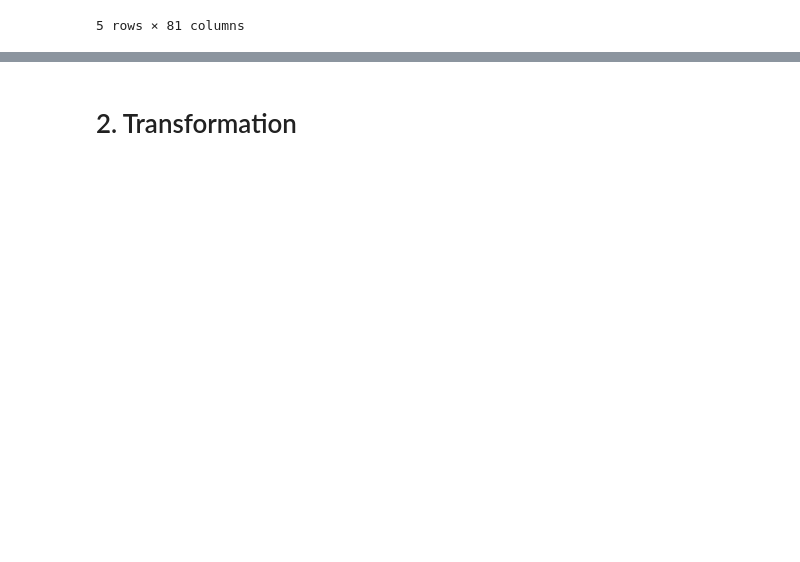
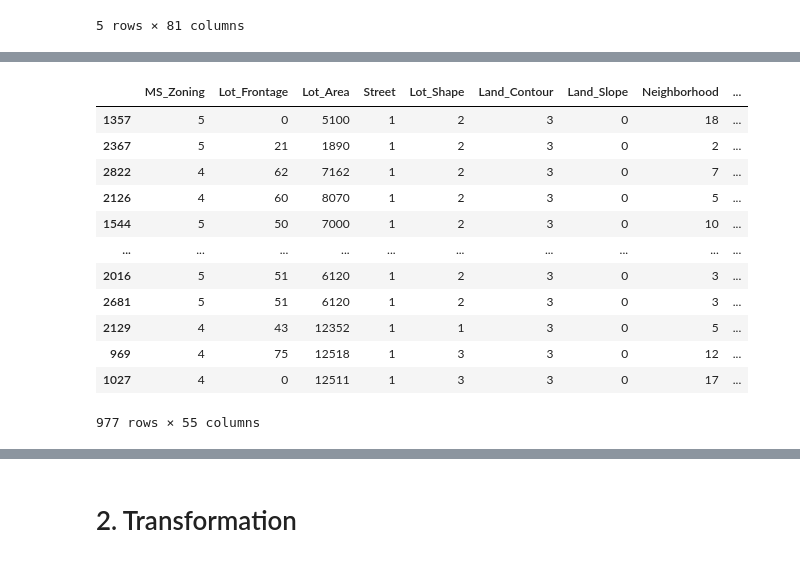
Before and after one commit to lukas-stamm/AAML, a Jupyter notebook: AmesHousingForecast/price_forecasting.ipynb, the cells around one changed output, grey strips where cells are left out. Drawn from its saved outputs; the diff is of its cells as text; code cells hidden in the pictures; blank space fills up the shorter version.

```diff
--- a/AmesHousingForecast/price_forecasting.ipynb
+++ b/AmesHousingForecast/price_forecasting.ipynb
@@ -104,3 +131,0 @@ Chi-Square Test for Sale_Condition and Sale_Price:
-# %%
-# correlation  for sale_price
-corr = df[numerical_columns].corr()['Sale_Price'].sort_values(ascending=False)
@@ -136,8 +132,20 @@ insignificant_columns
-# %%
-for col in insignificant_columns:
-    if col in numerical_columns:
-        numerical_columns = numerical_columns.drop(col)
-    if col in categorical_columns:
-        categorical_columns = categorical_columns.drop(col)
-
-df = df.drop(insignificant_columns, axis=1)
+# %%
+from scipy.stats import pearsonr
+
+# Calculate the Pearson correlation and p-values for each numeric column
+correlation_pvalues = {}
+for col in numerical_columns:
+    corr, p_value = pearsonr(features_train[col], target_train)
+    correlation_pvalues[col] = (corr, p_value)
+
+# Display the correlation values and p-values
+for col, (corr, p_value) in correlation_pvalues.items():
+    print(f"{col}: correlation = {corr}, p-value = {p_value}")
+
+# Add columns with p-value over 0.05 to the list of insignificant columns
+for col, (corr, p_value) in correlation_pvalues.items():
+    if p_value > 0.05:
+        insignificant_columns.append(col)
+
+
+insignificant_columns
@@ -143,0 +187,24 @@ df = df.drop(insignificant_columns, axis=1)
+# %%
+#select only relevant columns
+
+features_test = features_test.drop(insignificant_columns, axis=1)
+features_train = features_train.drop(insignificant_columns, axis=1)
+
+categorical_columns = list(set(categorical_columns)-set(insignificant_columns))
+numerical_columns = list(set(numerical_columns)-set(insignificant_columns))
+# %%
+features_test
+# %% [output]
+|  | MS_Zoning | Lot_Frontage | Lot_Area | Street | Lot_Shape | Land_Contour | Land_Slope | Neighborhood | ... |
+| 1357 | 5 | 0 | 5100 | 1 | 2 | 3 | 0 | 18 | ... |
+| 2367 | 5 | 21 | 1890 | 1 | 2 | 3 | 0 | 2 | ... |
+| 2822 | 4 | 62 | 7162 | 1 | 2 | 3 | 0 | 7 | ... |
+| 2126 | 4 | 60 | 8070 | 1 | 2 | 3 | 0 | 5 | ... |
+| 1544 | 5 | 50 | 7000 | 1 | 2 | 3 | 0 | 10 | ... |
+| ... | ... | ... | ... | ... | ... | ... | ... | ... | ... |
+| 2016 | 5 | 51 | 6120 | 1 | 2 | 3 | 0 | 3 | ... |
+| 2681 | 5 | 51 | 6120 | 1 | 2 | 3 | 0 | 3 | ... |
+| 2129 | 4 | 43 | 12352 | 1 | 1 | 3 | 0 | 5 | ... |
+| 969 | 4 | 75 | 12518 | 1 | 3 | 3 | 0 | 12 | ... |
+| 1027 | 4 | 0 | 12511 | 1 | 3 | 3 | 0 | 17 | ... |
+977 rows × 55 columns
```
Also changed, not shown: parts of 14 cells of this notebook.
